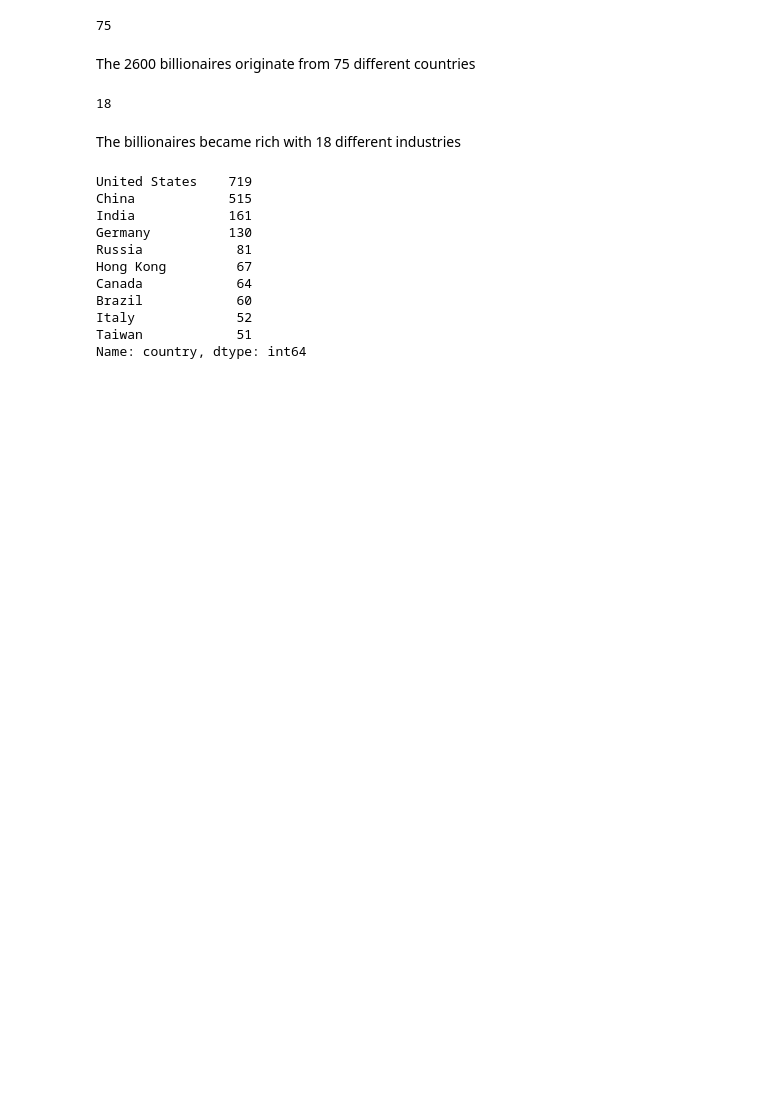
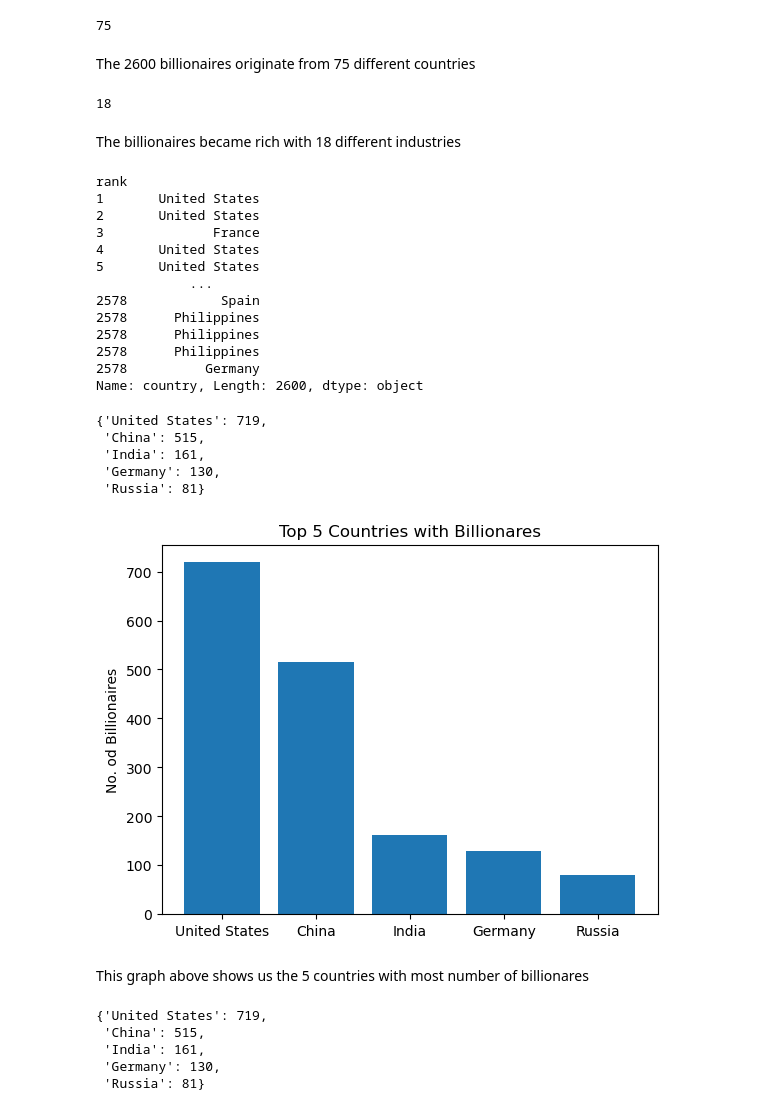
Before and after one commit to itsmegarvi/Data-Science-mini-Projects, a Jupyter notebook: Billionare Analysis 2022/Billionares Analysis EDA.ipynb, the cells around one changed output. Drawn from its saved outputs; the diff is of its cells as text; code cells hidden in the pictures; blank space fills up the shorter version.

```diff
--- a/Billionare Analysis 2022/Billionares Analysis EDA.ipynb
+++ b/Billionare Analysis 2022/Billionares Analysis EDA.ipynb
@@ -53,0 +98,6 @@ df
+# %%
+nw = df["networth"].str.rstrip(" B").str.lstrip("$")
+nw = [eval(i) for i in nw]
+#nw[1].rstrip(" B").lstrip("$")
+df["networth"] = nw
+df
@@ -66,17 +171,58 @@ len(industries)
 # %% [markdown]
 The billionaires became rich with 18 different industries
 # %%
-s = df["country"].value_counts()[:10]
+s = df["country"]
 s
 # %% [output]
-United States    719
-China            515
-India            161
-Germany          130
-Russia            81
-Hong Kong         67
-Canada            64
-Brazil            60
-Italy             52
-Taiwan            51
-Name: country, dtype: int64
+rank
+1       United States
+2       United States
+3              France
+4       United States
+5       United States
+            ...
+2578            Spain
+2578      Philippines
+2578      Philippines
+2578      Philippines
+2578          Germany
+Name: country, Length: 2600, dtype: object
+# %%
+# d = dict(list((Counter(df["country"])).items())[:10])
+d = Counter(df["country"])
+# myKeys = list(d.keys())
+# myKeys.sort()                      // Failed attempts of a simple task
+# sd = {i: d[i] for i in myKeys}
+d = dict(sorted(d.items(), key=lambda x: x[1],reverse=True))  # sorting the dict by its values
+d = dict(list(d.items())[:5])
+d
+# %% [output]
+{'United States': 719,
+ 'China': 515,
+ 'India': 161,
+ 'Germany': 130,
+ 'Russia': 81}
+# %%
+c = list(d.keys())
+values = list(d.values())
+# %%
+plt.bar(range(len(d)),values, tick_label= c)
+# plt.xlabel("Top 5 countries")
+plt.ylabel("No. od Billionaires")
+plt.title("Top 5 Countries with Billionares")
+plt.show()
+# %% [output]
+[figure, added]
+# %% [markdown]
+This graph above shows us the 5 countries with most number of billionares
+# %%
+i = Counter(df["industry"])
+i = dict(sorted(d.items(), key=lambda x: x[1],reverse=True))  # sorting the dict by its values
+i = dict(list(d.items()))
+i
+# %% [output]
+{'United States': 719,
+ 'China': 515,
+ 'India': 161,
+ 'Germany': 130,
+ 'Russia': 81}
```
Also changed, not shown: parts of 17 cells of this notebook.
